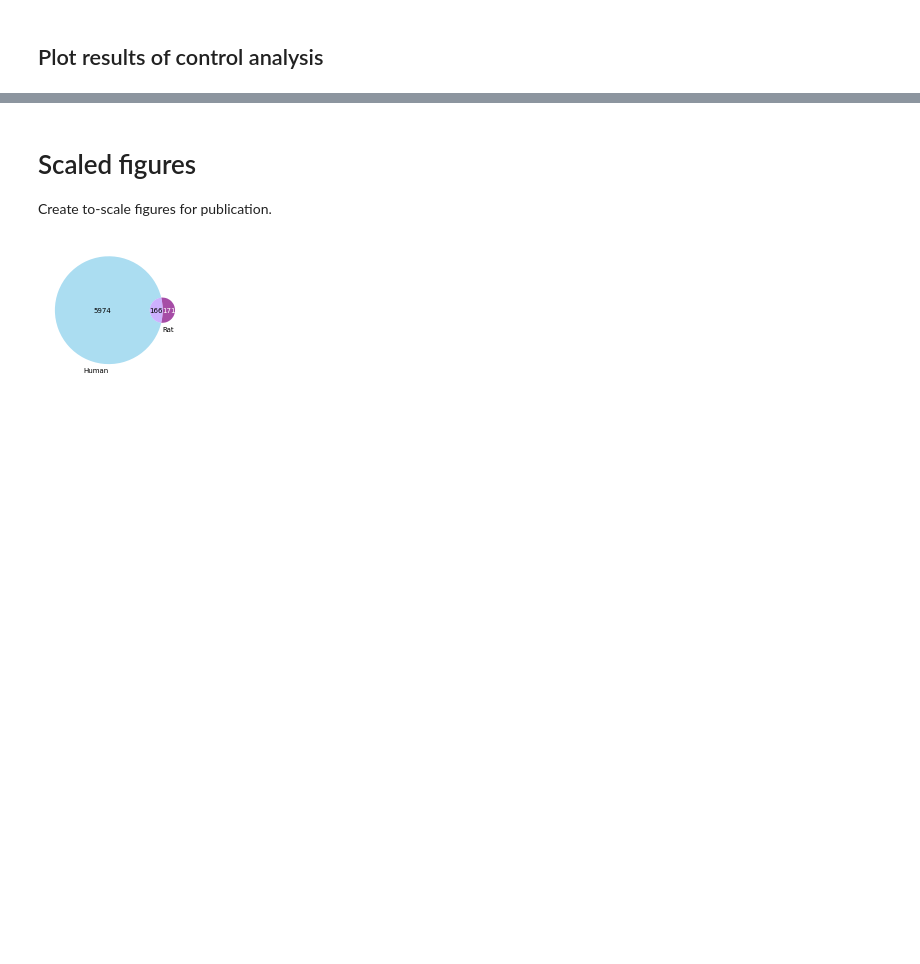
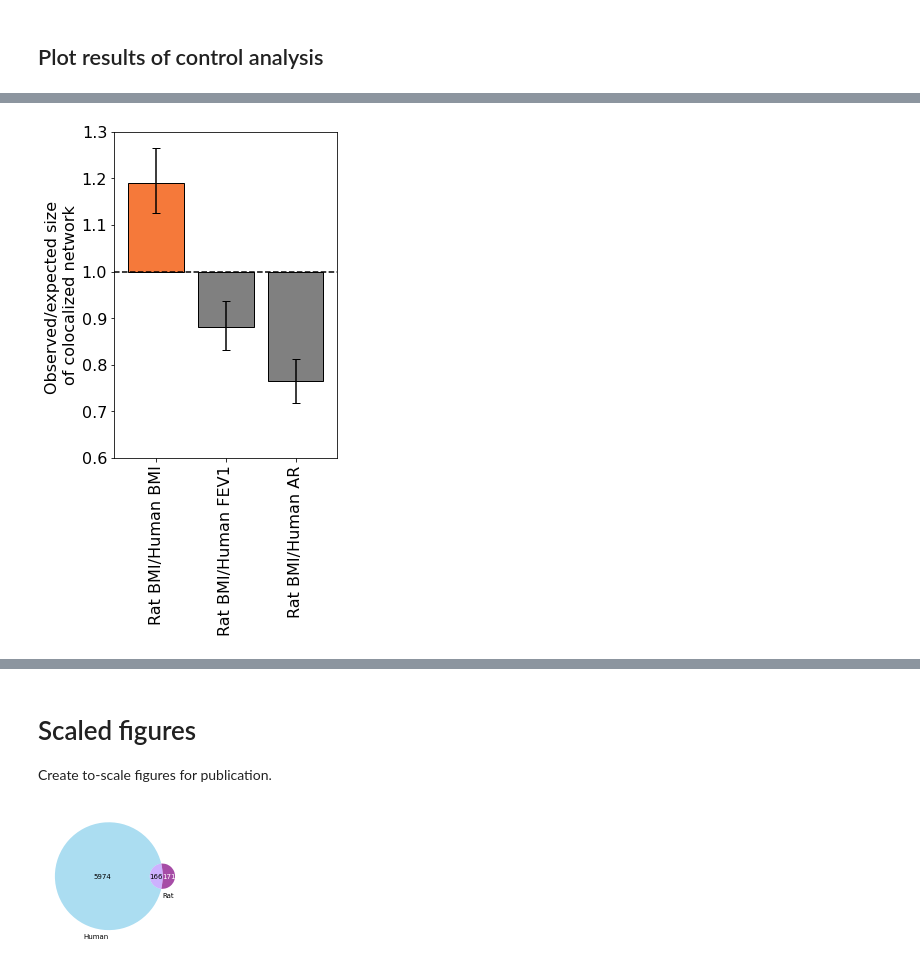
Before and after one commit to sarah-n-wright/CrossSpeciesBMI, a Jupyter notebook: Notebooks/1_Rat_Human_BMI_Network_Colocalization.ipynb, the cells around one changed output, grey strips where cells are left out. Cells and saved outputs as stored; diff of their text form; code cells hidden in the pictures; blank space fills up the shorter version.

```diff
--- a/Notebooks/1_Rat_Human_BMI_Network_Colocalization.ipynb
+++ b/Notebooks/1_Rat_Human_BMI_Network_Colocalization.ipynb
@@ -594,2 +707,20 @@ control_results = pd.concat([control_results] + control_analysis)
+# %%
+plt.figure(figsize=(4, 6))
+main_fig = control_results.loc[['rBMI-hBMI', 'rBMI-hFEV1', 'rBMI-hAR']]
+plt.bar(x = main_fig.index,
+       bottom= 1, height = main_fig.Mean - 1, capsize=4, edgecolor="black",
+        yerr = [main_fig.Mean - main_fig.Lower, main_fig.Upper - main_fig.Mean],
+       color = ["#f5793a"]*1 + ["grey"]*2)
+
+plt.xticks(fontsize=16, rotation=90, ticks=main_fig.index,
+          labels = ['Rat BMI/Human BMI', 'Rat BMI/Human FEV1', 'Rat BMI/Human AR'])
+plt.ylabel("Observed/expected size \nof colocalized network", fontsize=16)
+plt.yticks(fontsize=16)
+plt.hlines(y=1, xmin=-0.6, xmax=11.6, linestyle="dashed", color="black")
+plt.xlim(-0.6, 2.6)
+plt.ylim(0.6, 1.3)
+plt.savefig("control_plot_main_BSL.png", format='png', bbox_inches="tight", dpi=500)
+# %% [output]
+[figure, added]
 # %%
 plt.figure(figsize=(5, 3))
```
Also changed, not shown: parts of 39 cells of this notebook.
